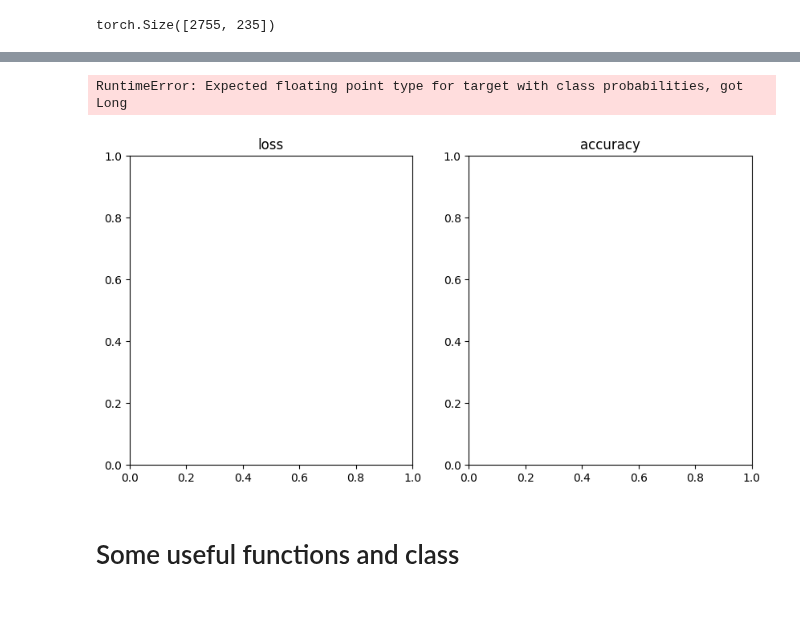
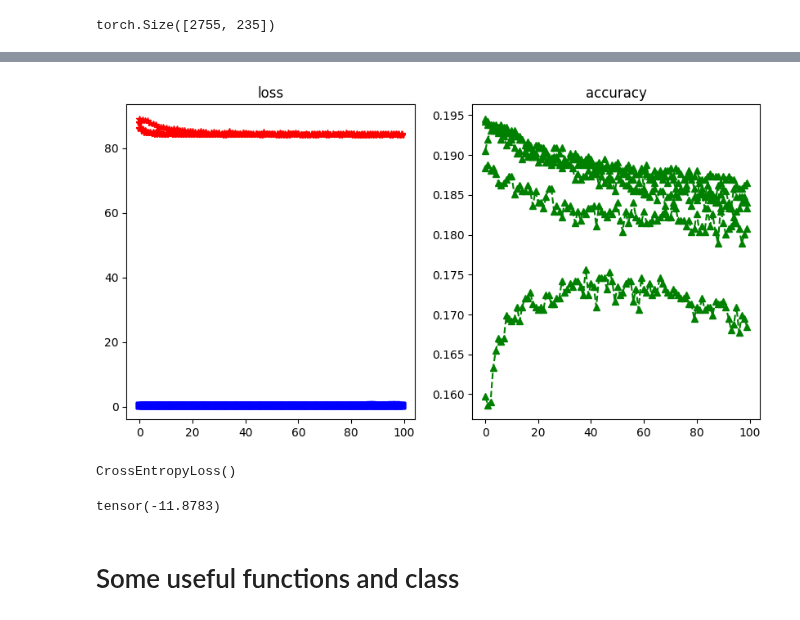
Before and after one commit to cb11711211/pMHC-TCR-binding-prediction, a Jupyter notebook: prediction_model/pos_ng_ident.ipynb, the cells around one changed output, grey strips where cells are left out. Cells and saved outputs as stored; diff of their text form; code cells hidden in the pictures.

Commit message:
fix training

```diff
--- a/prediction_model/pos_ng_ident.ipynb
+++ b/prediction_model/pos_ng_ident.ipynb
@@ -385,14 +385,15 @@ def train(fold, model, device, train_loader, optimizer, epoch):
         data, target = data.to(device), target.to(device)
         optimizer.zero_grad()
         output = model(data)
-        print(output.shape, target.shape)
+        # print(output.shape, target.shape)
         output = output.to(torch.float32)
-        target = target.to(torch.int64).view(-1, 1)
-        loss = nn.CrossEntropyLoss()(output, target)
-        train_loss += loss.item()
+        target = target.to(torch.float32).view(-1, 1)
+        # print(output.shape, target.shape)
+        loss = nn.CrossEntropyLoss()(output.view(1,-1), target.view(1,-1))
+        train_loss += loss.item() / len(train_loader)
         loss.backward()
         optimizer.step()
-        if batch_idx % 100 == 0:
+        if batch_idx % 10 == 0:
             print('Train Fold/Epoch: {}/{} [{}/{} ({:.0f}%)]\tLoss: {:.6f}'.format(
                 fold, epoch, batch_idx * len(data), len(train_loader.dataset),
                 100. * batch_idx / len(train_loader), loss.item()))
@@ -407,8 +408,8 @@ def test(fold, model, device, test_loader):
             data, target = data.to(device), target.to(device)
             output = model(data).to(torch.float32)
             target = target.to(torch.float32).view(-1, 1)
-            test_loss += nn.CrossEntropyLoss()(output, target)
-            print(test_loss)
+            test_loss += nn.CrossEntropyLoss()(output.reshape(1,-1), target.reshape(1,-1)).item()  # sum up batch loss
+            # print(test_loss)
             pred = output.sigmoid().round()
             correct += pred.eq(target.view_as(pred)).sum().item()
 
@@ -418,13 +419,13 @@ def test(fold, model, device, test_loader):
           ({100. * correct / len(test_loader.dataset):.0f}%)")
     return test_loss, correct / len(test_loader.dataset)
 # %%
-batch_size = 20
+batch_size = 64
 seq_length = 6
 folds = 5
 repeats = 12
 epochs = 100
-# device = torch.device("cuda:0" if torch.cuda.is_available() else "cpu")
-device = torch.device("cpu")
+device = torch.device("cuda:0" if torch.cuda.is_available() else "cpu")
+# device = torch.device("cpu")
 print(f"Using {device} for training")
 
 def reset_weights(m):
@@ -453,8 +454,10 @@ for fold, (train_idx, test_idx) in enumerate(kf.split(TCRData.X, TCRData.y)):
     else:
         train_subsampler = torch.utils.data.SubsetRandomSampler(train_idx)
         test_subsampler = torch.utils.data.SubsetRandomSampler(test_idx)
-        train_loader = torch.utils.data.DataLoader(TCRData, batch_size=batch_size, sampler=train_subsampler)
-        test_loader = torch.utils.data.DataLoader(TCRData, batch_size=batch_size, sampler=test_subsampler)
+        train_loader = torch.utils.data.DataLoader(TCRData,
+            batch_size=batch_size, sampler=train_subsampler, drop_last=True)
+        test_loader = torch.utils.data.DataLoader(TCRData,
+            batch_size=batch_size, sampler=test_subsampler, drop_last=True)
 
     model.apply(reset_weights)
     train_losses_history = []
@@ -468,6 +471,6 @@ for fold, (train_idx, test_idx) in enumerate(kf.split(TCRData.X, TCRData.y)):
         test_losses_history.append(test_losses)
         accuracy_history.append(correct)
     ax[0].plot(train_losses_history, "r*--" ,label=f"train loss fold{fold}")
-    ax[0].plot(test_losses_history, "bs.", label=f"test loss fold{fold}")
+    ax[0].plot(test_losses_history, "bs--", label=f"test loss fold{fold}")
     ax[1].plot(accuracy_history, "g^--", label=f"accuracy fold{fold}")
 # %% [output]
@@ -477,5 +494,14 @@ torch.Size([20, 1]) torch.Size([20])
-RuntimeError: Expected floating point type for target with class probabilities, got Long
-[figure, old version]
+[figure, new version]
+# %%
+torch.nn.CrossEntropyLoss()
+# %% [output]
+CrossEntropyLoss()
+# %%
+a = torch.randn((20, 1))
+b = torch.randn((20, 1))
+nn.CrossEntropyLoss()(a.view(1,20), b.view(1,20))
+# %% [output]
+tensor(-11.8783)
 # %% [markdown]
 # Some useful functions and class
 # %%
```
Also changed, not shown: parts of 1 cell of this notebook.
